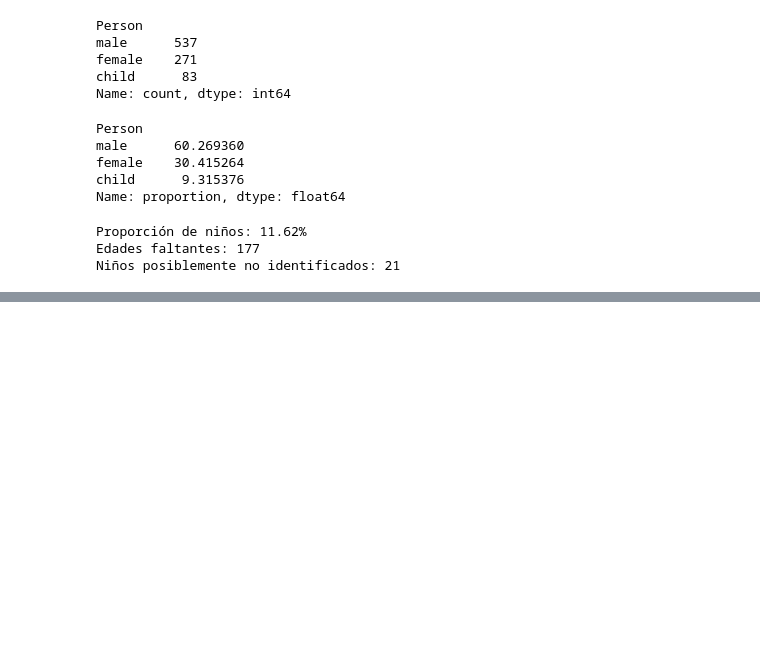
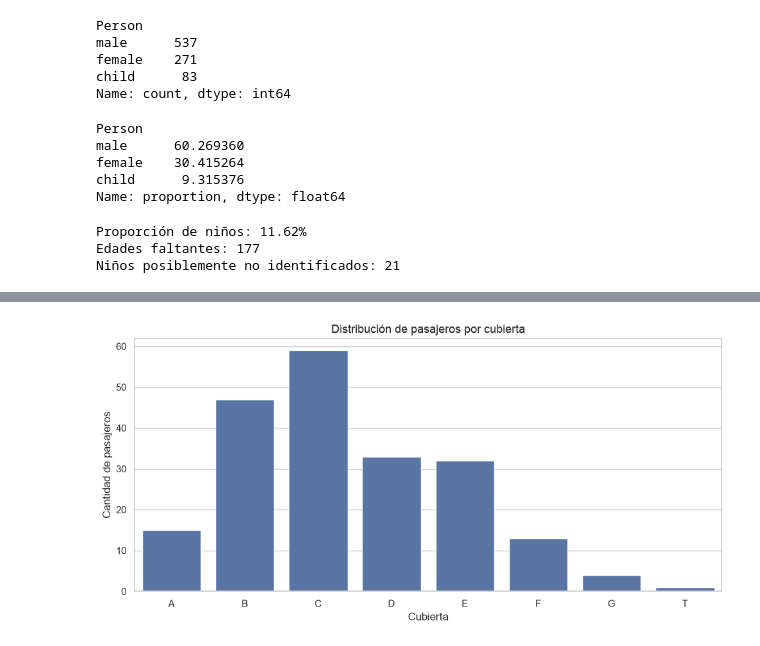
Before and after one commit to BetoVinasco/proyecto_ciencia_datos, a Jupyter notebook: notebooks/02_exploracion.ipynb, the cells around one changed output, grey strips where cells are left out. Cells and saved outputs as stored; diff of their text form; code cells hidden in the pictures; blank space fills up the shorter version.

```diff
--- a/notebooks/02_exploracion.ipynb
+++ b/notebooks/02_exploracion.ipynb
@@ -327,0 +397,7 @@ Niños posiblemente no identificados: 21
+# %%
+#12
+# Seleccionar únicamente pasajeros con cubierta conocida
+cubierta = df.loc[df['Cabin'].notna(), 'Cabin'].str[0]
+
+# Revisar la cantidad de pasajeros por cubierta
+cubierta.value_counts().sort_index()
@@ -327,0 +415,18 @@ Niños posiblemente no identificados: 21
+# %%
+#12.1
+# Gráfico de pasajeros por cubierta
+plt.figure(figsize=(10, 5))
+
+sns.countplot(
+    x=cubierta,
+    order=sorted(cubierta.unique())
+)
+
+plt.title('Distribución de pasajeros por cubierta')
+plt.xlabel('Cubierta')
+plt.ylabel('Cantidad de pasajeros')
+
+plt.tight_layout()
+plt.show()
+# %% [output]
+[figure, added]
```
Also changed, not shown: parts of 32 cells of this notebook, 3 other files.
